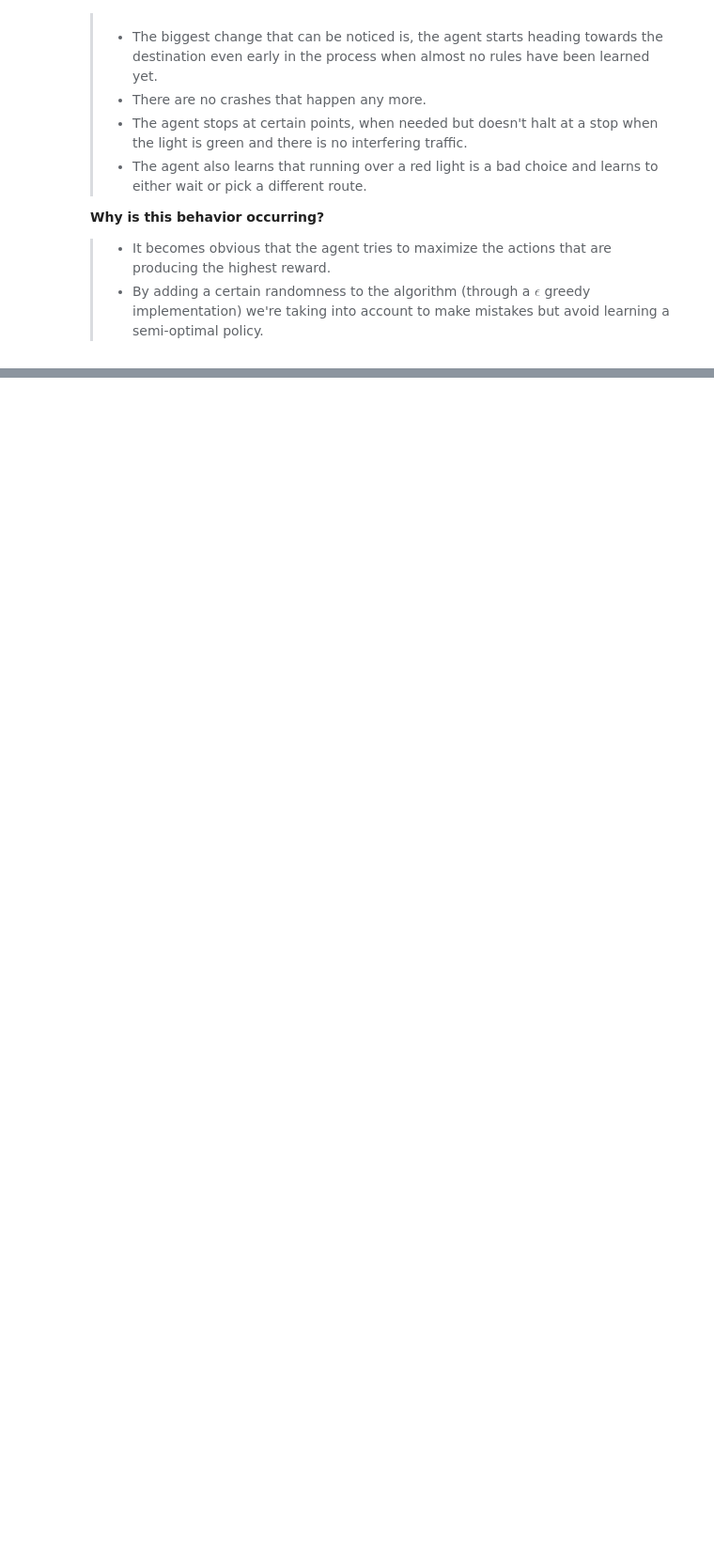
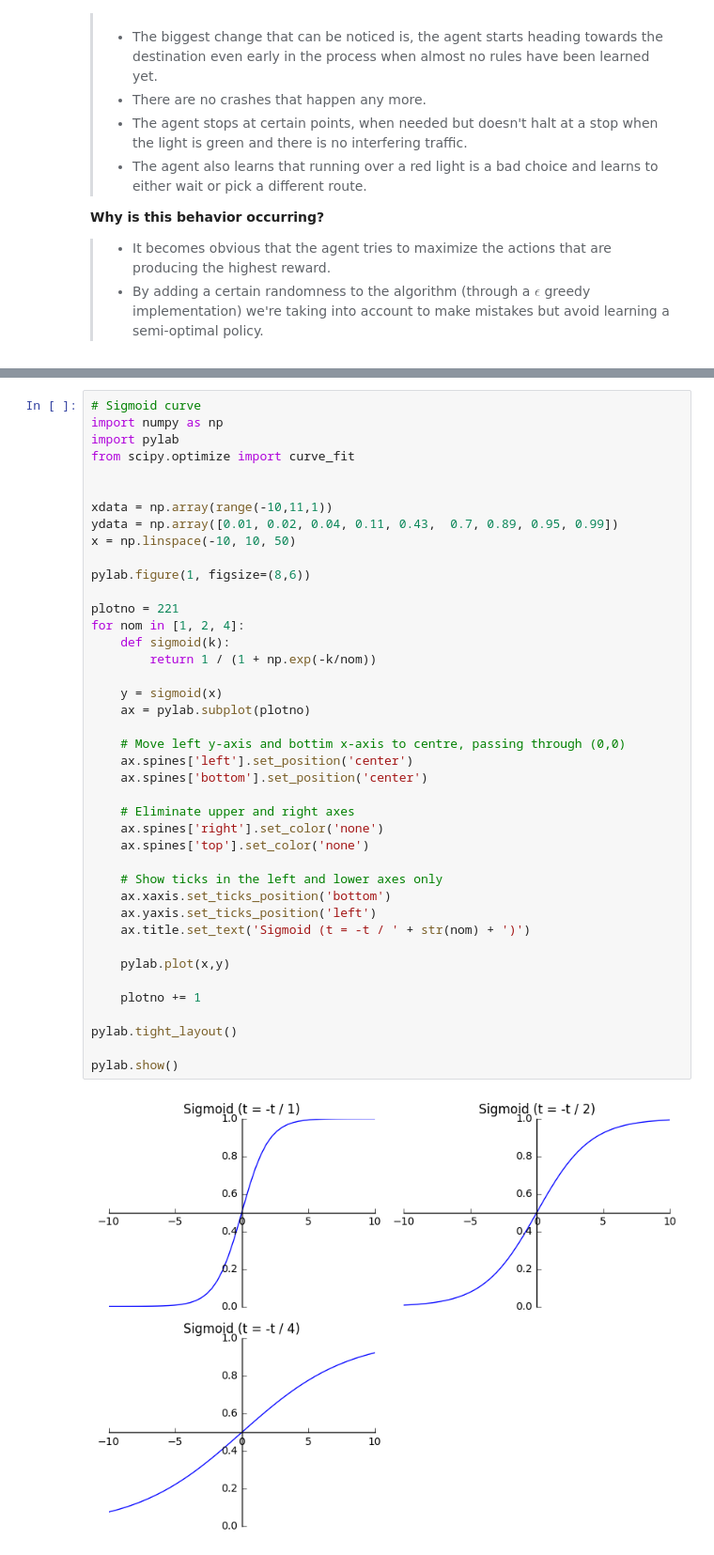
Before and after one commit to andirs/smartcab, a Jupyter notebook: SmartCabDocumentation.ipynb, the cells around one changed output, grey strips where cells are left out. Shown at 94% size. Cells and saved outputs as stored; diff of their text form; blank space fills up the shorter version.

```diff
--- a/SmartCabDocumentation.ipynb
+++ b/SmartCabDocumentation.ipynb
@@ -341,0 +367,43 @@ One problem with an ε-greedy strategy is that it treats all of the actions, apa
+# %%
+# Sigmoid curve
+import numpy as np
+import pylab
+from scipy.optimize import curve_fit
+
+
+xdata = np.array(range(-10,11,1))
+ydata = np.array([0.01, 0.02, 0.04, 0.11, 0.43,  0.7, 0.89, 0.95, 0.99])
+x = np.linspace(-10, 10, 50)
+
+pylab.figure(1, figsize=(8,6))
+
+plotno = 221
+for nom in [1, 2, 4]:
+    def sigmoid(k):
+        return 1 / (1 + np.exp(-k/nom))
+
+    y = sigmoid(x)
+    ax = pylab.subplot(plotno)
+
+    # Move left y-axis and bottim x-axis to centre, passing through (0,0)
+    ax.spines['left'].set_position('center')
+    ax.spines['bottom'].set_position('center')
+
+    # Eliminate upper and right axes
+    ax.spines['right'].set_color('none')
+    ax.spines['top'].set_color('none')
+
+    # Show ticks in the left and lower axes only
+    ax.xaxis.set_ticks_position('bottom')
+    ax.yaxis.set_ticks_position('left')
+    ax.title.set_text('Sigmoid (t = -t / ' + str(nom) + ')')
+
+    pylab.plot(x,y)
+
+    plotno += 1
+
+pylab.tight_layout()
+
+pylab.show()
+# %% [output]
+[figure, added]
```
Also changed, not shown: parts of 13 cells of this notebook, 6 other files.
